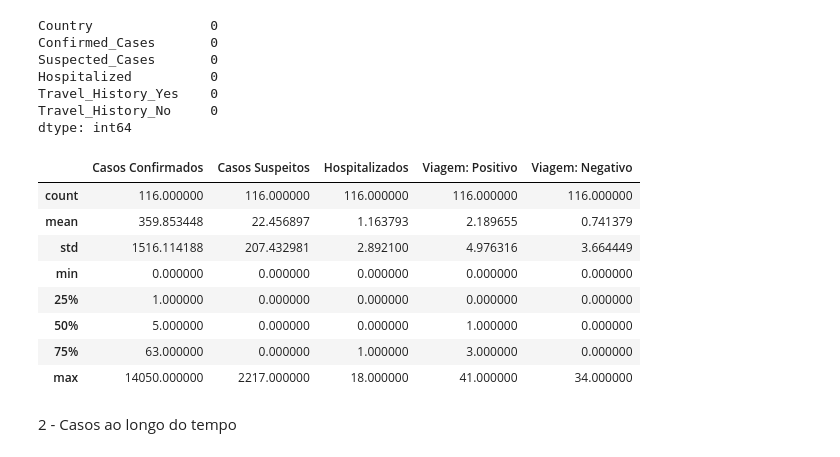
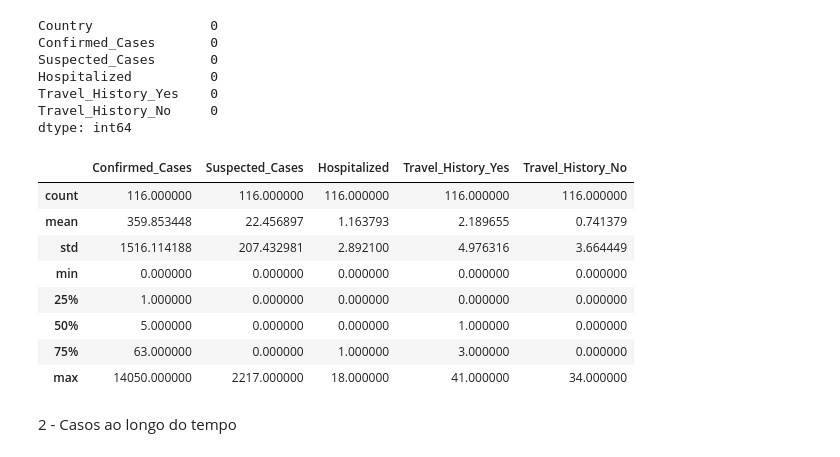
Before and after one commit to samaramms/MonkeypoxTraining, a Jupyter notebook: Monkeypox_Training.ipynb, the cells around one changed output. Saved outputs shown, nothing was run; the diff lists cells and outputs as text; code cells hidden in the pictures.

```diff
--- a/Monkeypox_Training.ipynb
+++ b/Monkeypox_Training.ipynb
@@ -63,9 +63,9 @@ Travel_History_Yes    0
 Travel_History_No     0
 dtype: int64
 # %%
-casos_mundiais.describe()
+df_monkeypox_world.describe()
 # %% [output]
-|  | Casos Confirmados | Casos Suspeitos | Hospitalizados | Viagem: Positivo | Viagem: Negativo |
+|  | Confirmed_Cases | Suspected_Cases | Hospitalized | Travel_History_Yes | Travel_History_No |
 | count | 116.000000 | 116.000000 | 116.000000 | 116.000000 | 116.000000 |
 | mean | 359.853448 | 22.456897 | 1.163793 | 2.189655 | 0.741379 |
 | std | 1516.114188 | 207.432981 | 2.892100 | 4.976316 | 3.664449 |
```
Also changed, not shown: parts of 17 cells of this notebook.
